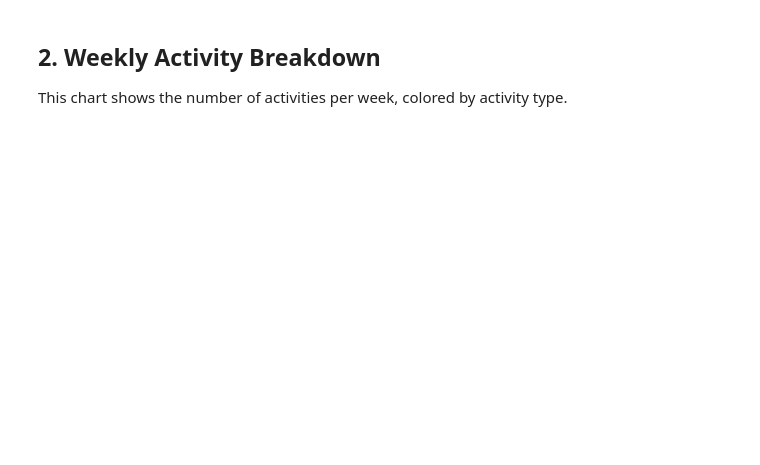
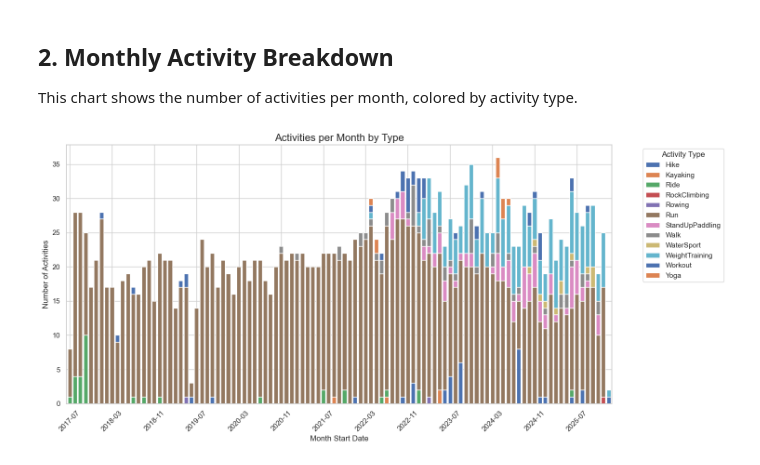
Before and after one commit to enanale/stridestats, a Jupyter notebook: notebooks/01_Activities_Overview.ipynb, the cells around one changed output. Saved outputs shown, nothing was run; the diff lists cells and outputs as text; code cells hidden in the pictures; blank space fills up the shorter version.

Commit message:
Add monthly mileage breakdown visualization to Activities Overview notebook

```diff
--- a/notebooks/01_Activities_Overview.ipynb
+++ b/notebooks/01_Activities_Overview.ipynb
@@ -22,8 +22,8 @@ else:
     df = pd.read_parquet(data_path)
     df['start_date'] = pd.to_datetime(df['start_date'])
 
-    # Create a 'Week' column (using Monday as start)
-    df['week_start'] = df['start_date'].dt.to_period('W').dt.start_time
+    # Create a 'Month' column (using start of month)
+    df['month_start'] = df['start_date'].dt.to_period('M').dt.start_time
 
     print(f"Loaded {len(df)} activities.")
     display(df.head())
@@ -34,26 +38,29 @@ UserWarning: Converting to PeriodArray/Index representation will drop timezone i
 # %% [markdown]
-## 2. Weekly Activity Breakdown
-This chart shows the number of activities per week, colored by activity type.
+## 2. Monthly Activity Breakdown
+This chart shows the number of activities per month, colored by activity type.
 # %%
 if 'df' in locals():
-    # Group by week and type
-    weekly_summary = df.groupby(['week_start', 'type']).size().unstack(fill_value=0)
+    # Group by month and type
+    monthly_summary = df.groupby(['month_start', 'type']).size().unstack(fill_value=0)
 
     # Plot
     plt.figure(figsize=(15, 7))
-    weekly_summary.plot(kind='bar', stacked=True, ax=plt.gca(), width=0.8)
+    monthly_summary.plot(kind='bar', stacked=True, ax=plt.gca(), width=0.8)
 
-    plt.title("Activities per Week by Type", fontsize=16)
-    plt.xlabel("Week Start Date", fontsize=12)
+    plt.title("Activities per Month by Type", fontsize=16)
+    plt.xlabel("Month Start Date", fontsize=12)
     plt.ylabel("Number of Activities", fontsize=12)
 
-    # Format X-axis to show dates nicely
-    labels = [d.strftime('%Y-%m-%d') for d in weekly_summary.index]
-    n = max(1, len(labels) // 10)
+    # Format X-axis to show dates nicely (YYYY-MM)
+    labels = [d.strftime('%Y-%m') for d in monthly_summary.index]
+    # Adjust spacing if there are many years
+    n = max(1, len(labels) // 12)  # Show ~1 label per year roughly
     plt.xticks(ticks=range(0, len(labels), n), labels=labels[::n], rotation=45)
 
     plt.legend(title="Activity Type", bbox_to_anchor=(1.05, 1), loc='upper left')
     plt.tight_layout()
     plt.show()
 else:
     print("Dataframe 'df' not loaded.")
+# %% [output]
+[figure, added]
```
Also changed, not shown: parts of 5 cells of this notebook.
